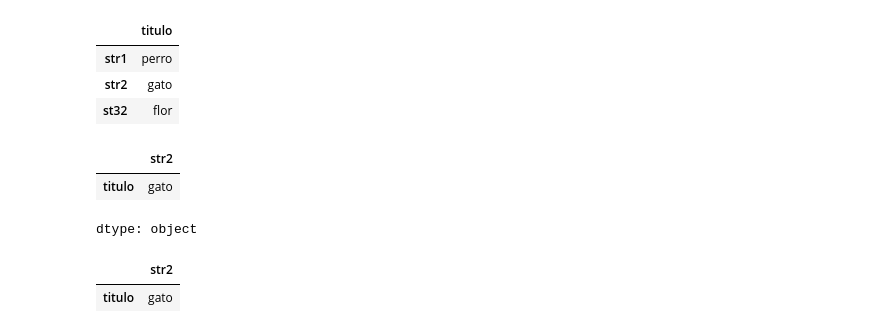
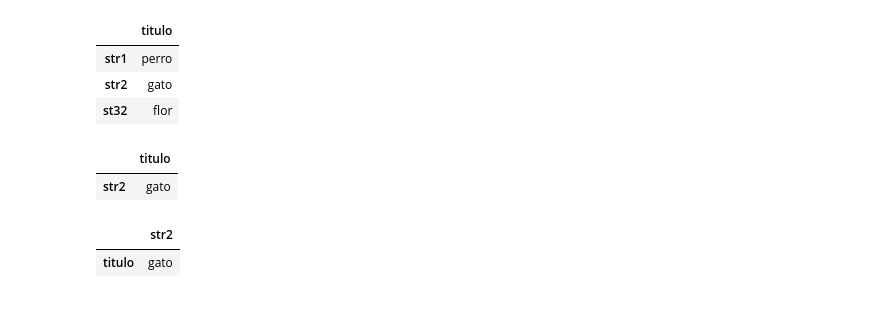
Before and after one commit to GermanDiaz-ds/Curso-DS, a Jupyter notebook: Notebook 6-actualizado.ipynb, the cells around one changed output. Drawn from its saved outputs; the diff is of its cells as text; code cells hidden in the pictures.

```diff
--- a/Notebook 6-actualizado.ipynb
+++ b/Notebook 6-actualizado.ipynb
@@ -390,11 +434,10 @@ df2
 | str2 | gato |
 | st32 | flor |
 # %%
-df2.loc['str2']
+df2.loc[['str2']]
 # %% [output]
-|  | str2 |
-| titulo | gato |
+|  | titulo |
+| str2 | gato |
-dtype: object
 # %%
 df2.iloc[1]
 # %% [output]
```
Also changed, not shown: parts of 57 cells of this notebook, 2 other files.
